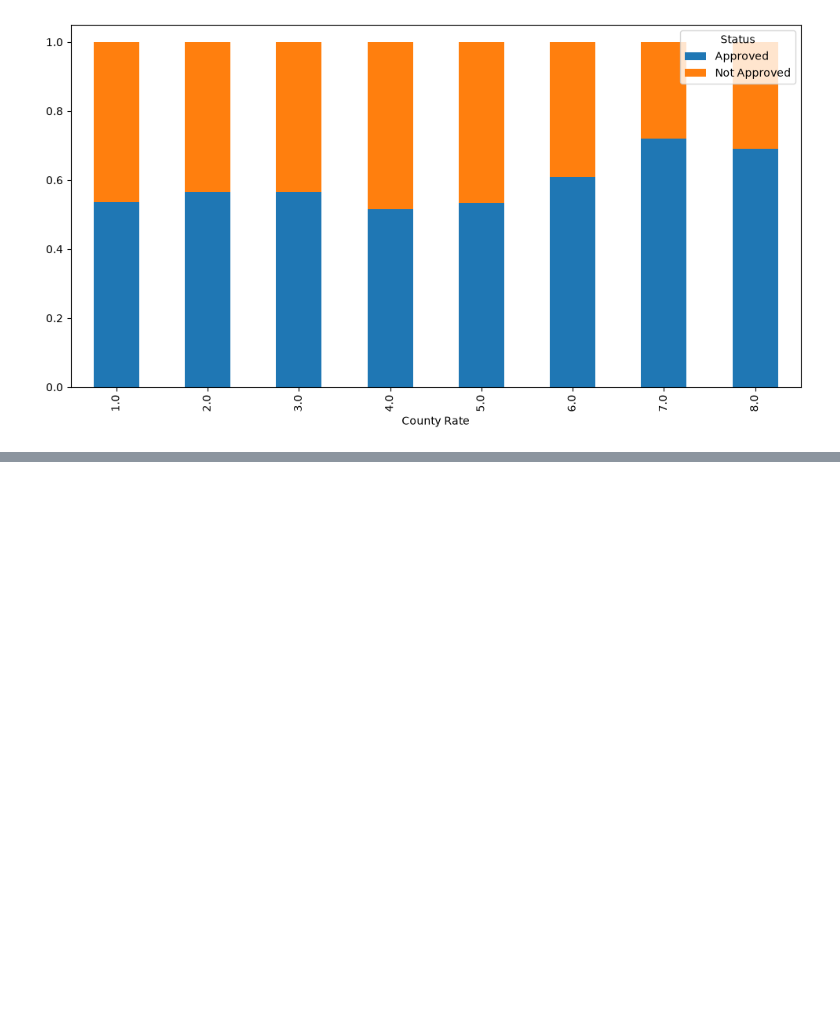
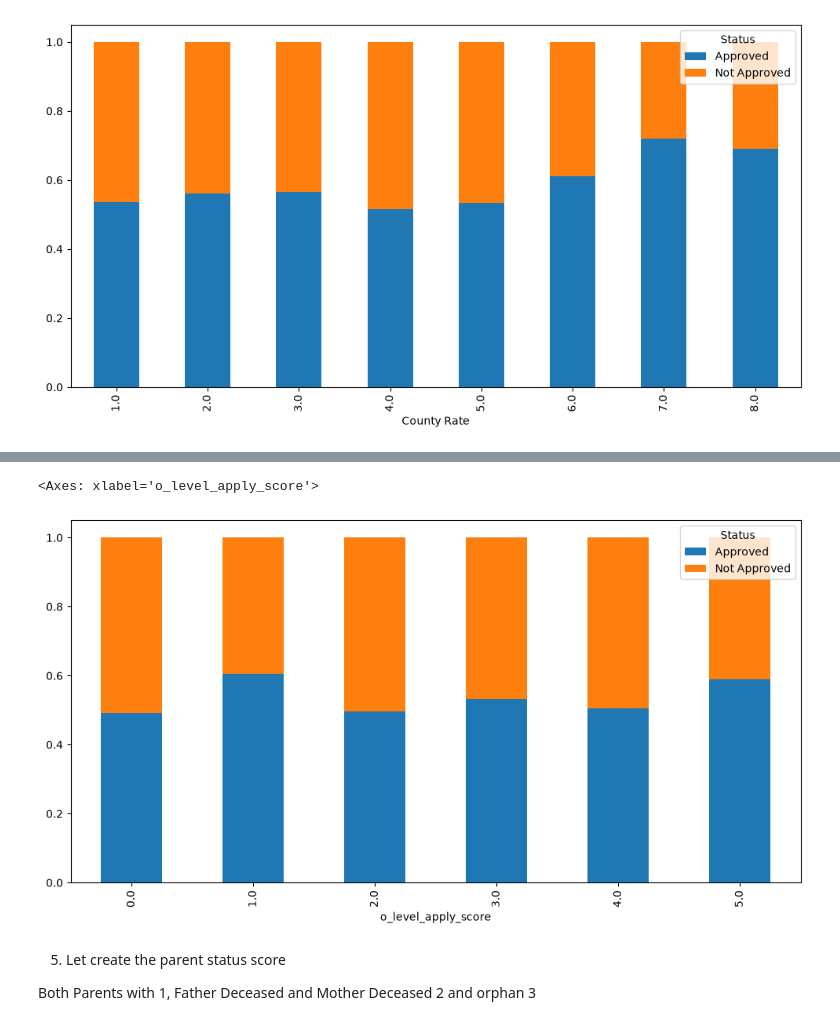
Before and after one commit to JulienNgalo/Scholarship_capstone_project, a Jupyter notebook: notebooks/fao_project.ipynb, the cells around one changed output, grey strips where cells are left out. Drawn from its saved outputs; the diff is of its cells as text; code cells hidden in the pictures; blank space fills up the shorter version.

```diff
--- a/notebooks/fao_project.ipynb
+++ b/notebooks/fao_project.ipynb
@@ -837,0 +1189,20 @@ value_counts.plot(kind='bar', stacked=True,
+# %%
+fa['O LEVEL YEAR'] = fa['O LEVEL YEAR'].astype('Int64')
+# %%
+#first let group by Year and check the O level year distribution
+
+gap = fa['Apply_Year'] - fa['O LEVEL YEAR']
+
+conditions = [
+    (gap <= 1),  # Gap of less than or equal to 1 year
+    (gap == 2), #& (gap < 3),  # Gap between 2 and 3 years
+    (gap == 3) , # & (gap < 4),  # Gap between 3 and 4 years
+    (gap >= 4) & (gap <= 5),  # Gap between 4 and 5 years
+    (gap >= 6)& (gap <= 7),  # Gap between 6 and 7 years
+    (gap >= 8)  # Gap of 8 years or more
+]
+choices = [5, 4,3,2, 1,0]
+
+fa["o_level_apply_score"] = np.select(
+    conditions, choices, default=np.nan
+)
@@ -837,0 +1225,12 @@ value_counts.plot(kind='bar', stacked=True,
+# %%
+Table2 = fa[['o_level_apply_score', 'Status']]
+value_counts = Table2.groupby('o_level_apply_score')['Status'].value_counts(normalize=True).unstack().fillna(0)
+value_counts.plot(kind='bar', stacked=True,
+                  figsize=(12, 6))
+# %% [output]
+<Axes: xlabel='o_level_apply_score'>
+[figure, added]
+# %% [markdown]
+5. Let create the parent status score
+
+Both Parents with 1, Father Deceased and Mother Deceased 2 and orphan 3
```
Also changed, not shown: parts of 123 cells of this notebook, 8 other files.
